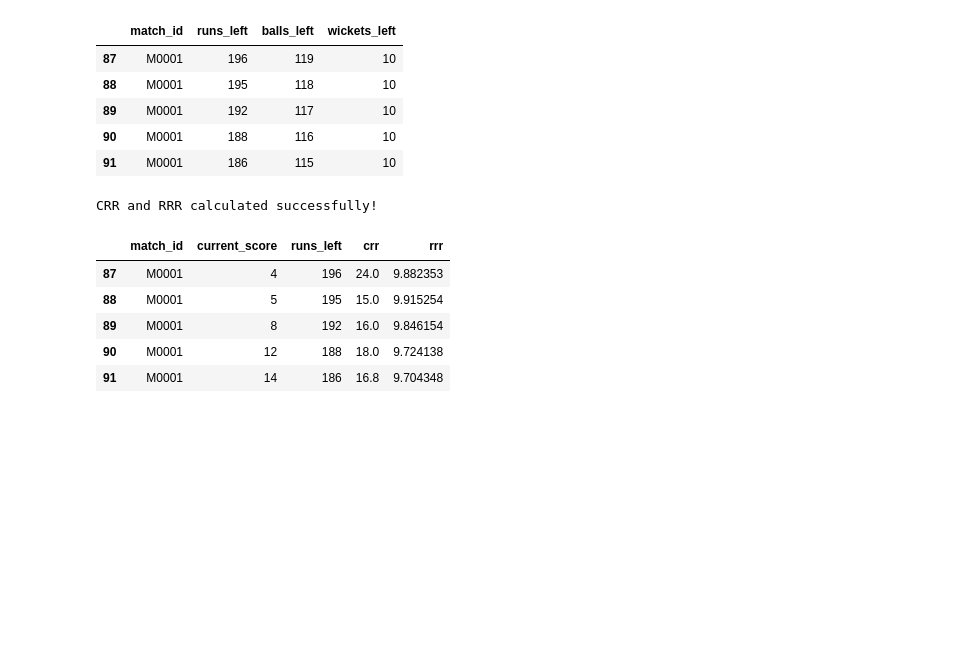
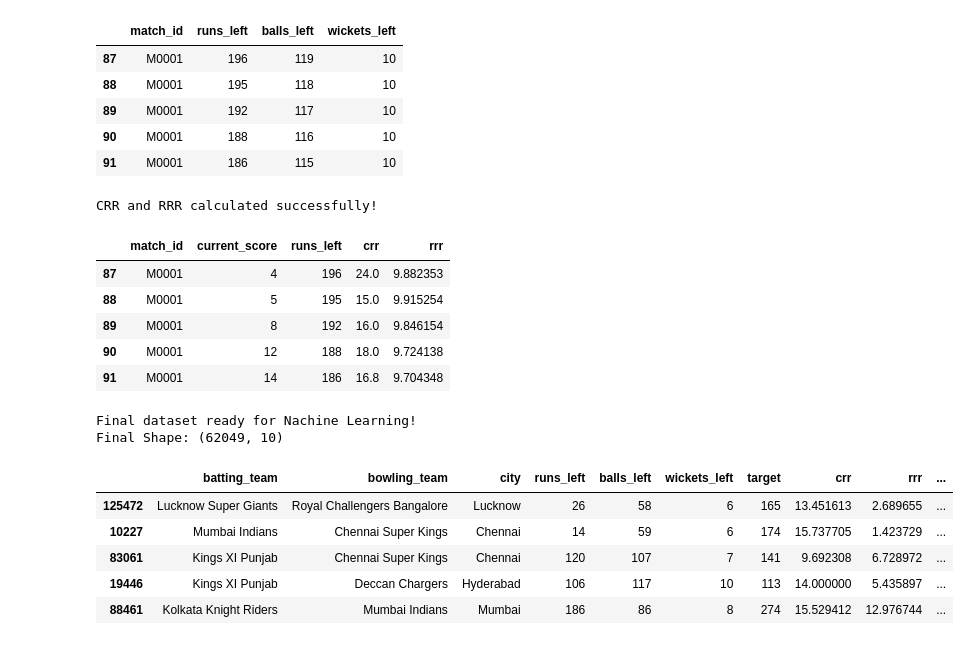
Before and after one commit to Mohammad-Mujtaba-Zaidi/T20-Strategy-Predictor, a Jupyter notebook: T20_Strategy_Predictor.ipynb, the cells around one changed output. Saved outputs shown, nothing was run; the diff lists cells and outputs as text; code cells hidden in the pictures; blank space fills up the shorter version.

Commit message:
"Final ML-ready dataset prepared"

```diff
--- a/T20_Strategy_Predictor.ipynb
+++ b/T20_Strategy_Predictor.ipynb
@@ -228,3 +228,34 @@ CRR and RRR calculated successfully!
 | 89 | M0001 | 8 | 192 | 16.0 | 9.846154 |
 | 90 | M0001 | 12 | 188 | 18.0 | 9.724138 |
 | 91 | M0001 | 14 | 186 | 16.8 | 9.704348 |
+# %%
+# Creating the target variable 'result' (1 if the batting team wins, 0 if they lose)
+def check_result(row):
+  return 1 if row['batting_team'] == row['winner'] else 0
+
+chasing_data['result'] = chasing_data.apply(check_result, axis=1)
+
+# Selecting only the features required for our Machine Learning model
+final_columns = ['batting_team', 'bowling_team', 'city', 'runs_left', 'balls_left', 'wickets_left', 'target', 'crr', 'rrr', 'result']
+final_data = chasing_data[final_columns]
+
+# Final safety check: dropping any remaining nulls (e.g., missing cities)
+# and removing rows where balls_left == 0 to avoid infinite RRR issues
+final_data = final_data.dropna()
+final_data = final_data[final_data['balls_left'] != 0]
+
+# Shuffling the data so the ML model doesn't learn patterns based on match sequence
+final_data = final_data.sample(frac=1)
+
+print("Final dataset ready for Nachine Learning!")
+print("Final Shape:", final_data.shape)
+display(final_data.head(5))
+# %% [output]
+Final dataset ready for Nachine Learning!
+Final Shape: (62049, 10)
+|  | batting_team | bowling_team | city | runs_left | balls_left | wickets_left | target | crr | rrr | ... |
+| 125472 | Lucknow Super Giants | Royal Challengers Bangalore | Lucknow | 26 | 58 | 6 | 165 | 13.451613 | 2.689655 | ... |
+| 10227 | Mumbai Indians | Chennai Super Kings | Chennai | 14 | 59 | 6 | 174 | 15.737705 | 1.423729 | ... |
+| 83061 | Kings XI Punjab | Chennai Super Kings | Chennai | 120 | 107 | 7 | 141 | 9.692308 | 6.728972 | ... |
+| 19446 | Kings XI Punjab | Deccan Chargers | Hyderabad | 106 | 117 | 10 | 113 | 14.000000 | 5.435897 | ... |
+| 88461 | Kolkata Knight Riders | Mumbai Indians | Mumbai | 186 | 86 | 8 | 274 | 15.529412 | 12.976744 | ... |
```
